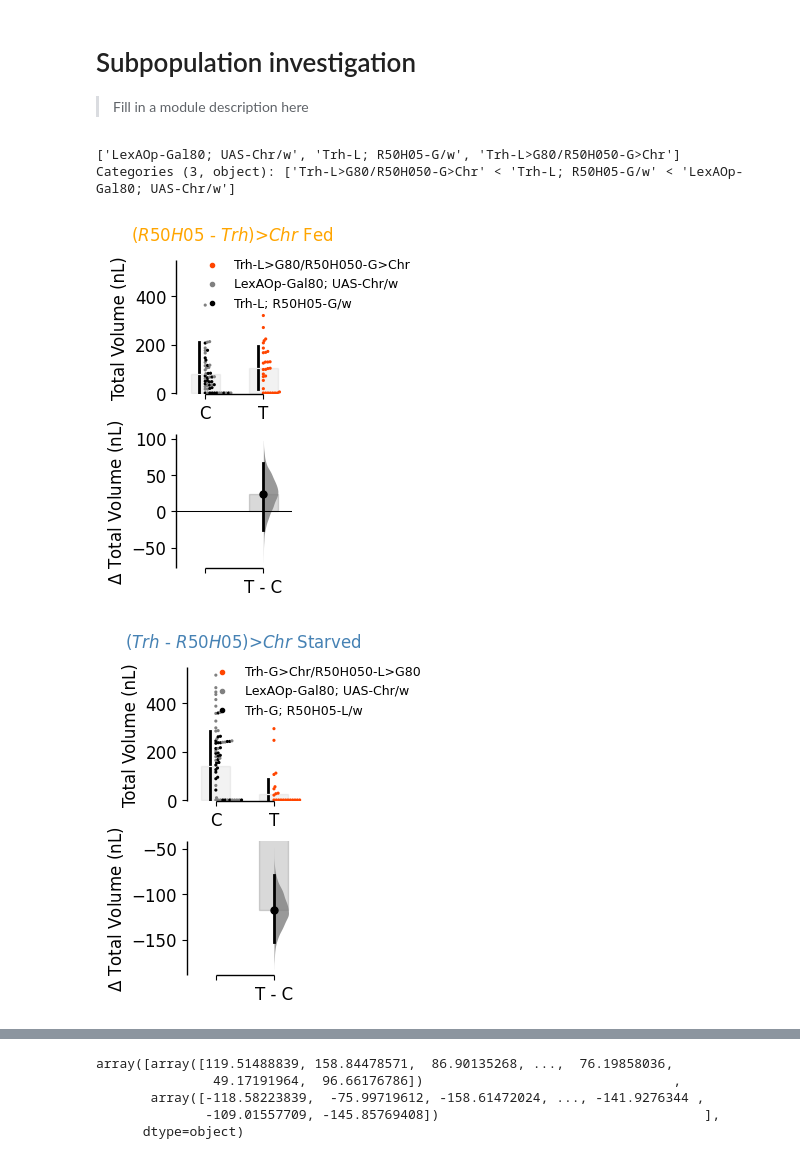
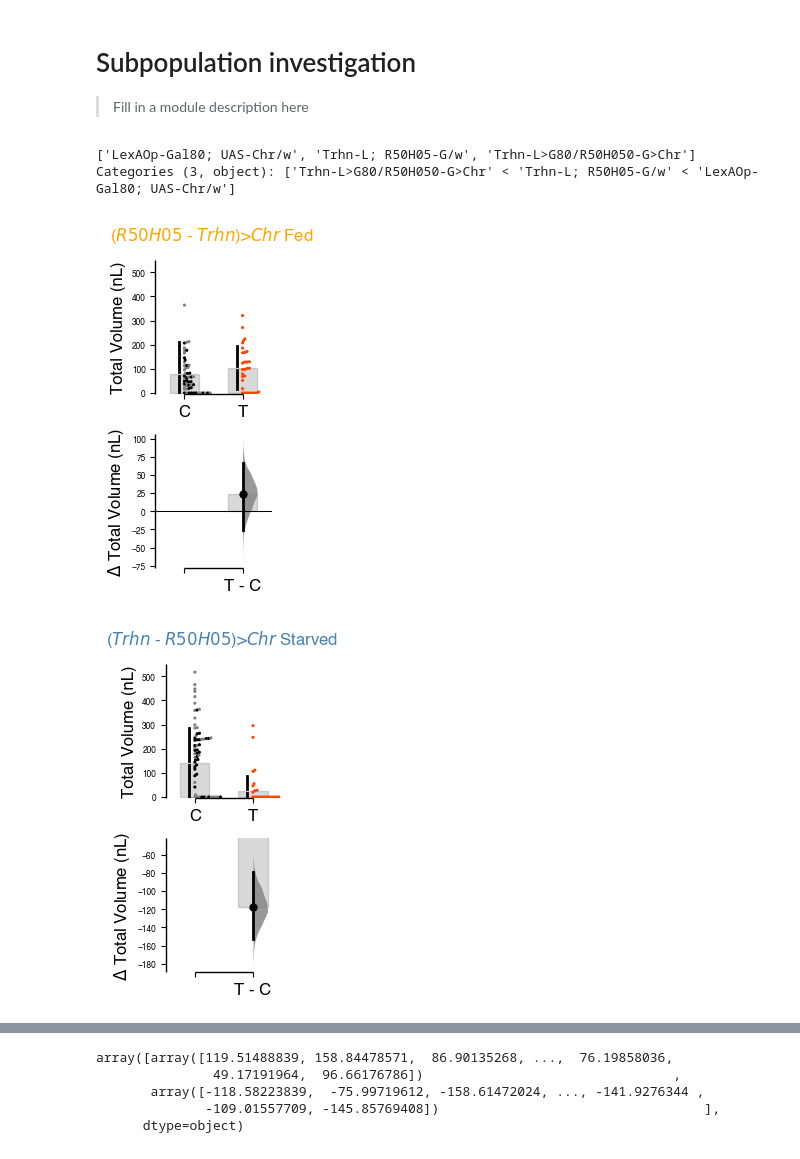
Before and after one commit to sangyu/Holophenotype5HT, a Jupyter notebook: nbs/01_Figures/03_Subpopulation.ipynb, the cells around one changed output, grey strips where cells are left out. Cells and saved outputs as stored; diff of their text form; code cells hidden in the pictures.

```diff
--- a/nbs/01_Figures/03_Subpopulation.ipynb
+++ b/nbs/01_Figures/03_Subpopulation.ipynb
@@ -29,13 +29,13 @@ import dabest
 paperpath = '/Users/sangyuxu/Library/Mobile Documents/com~apple~CloudDocs/EspressoManu/'
 picklepath = paperpath + 'DataforFigures/Behavior/Data/pickles/'
 imagepath = paperpath + 'Figures20240202/'
-figurepath = imagepath + '/Figure4/'
-panelpath = imagepath + '/Figure4/panels/'
+figurepath = imagepath + '/Figure5/'
+panelpath = imagepath + '/Figure5/panels/'
 # %%
 def plotcontrast(data, metric, subdatafilename, palette, title, swarm_label ='Total Volume (nL)', swarm_ylim = [-10, 900],order = [0,1,2]):
     subdata = data[['GenoReduced', 'Status','Light', metric]].rename(columns = {'GenoReduced':'Genotype'}).reset_index()
     c = dabest.load(subdata, x = ['Status', 'Genotype'], y =  metric, delta2 = True, experiment = 'Light', x1_level=['Ctrl', 'Test'])
-    f = c.mean_diff.plot(contrast_bars_kwargs= {'alpha':.15},  swarm_bars_kwargs={'alpha':.05},
+    f = c.mean_diff.plot(contrast_bars_kwargs= {'alpha':.15},  swarm_bars_kwargs={'alpha':.15},
                          raw_marker_size=.4, es_marker_size= 5, swarm_desat = 1,color_col='Genotype',
                          custom_palette= palette, fig_size=(2, 4), swarm_ylim= swarm_ylim, swarm_label=swarm_label, delta_text = False)
     f.axes[0].set_xticklabels(['C', 'T', 'C', 'T'])
@@ -68,13 +68,14 @@ def plotcontrast(data, metric, subdatafilename, palette, title, swarm_label ='To
 def plot2contrast(data, metric, subdatafilename, palette, title, swarm_label ='Total Volume (nL)', swarm_ylim = [-10, 1200],order = [0,1,2]):
     subdata = data[['GenoReduced', 'Status','Light', metric]].rename(columns = {'GenoReduced':'Genotype'}).reset_index()
     c = dabest.load(subdata, x = 'Status', y =  metric, delta2 = False, idx=['Ctrl', 'Test'])
-    f = c.mean_diff.plot(contrast_bars_kwargs= {'alpha':.15},  swarm_bars_kwargs={'alpha':.05},
+    f = c.mean_diff.plot(contrast_bars_kwargs= {'alpha':.15},  swarm_bars_kwargs={'alpha':.15},
                          raw_marker_size=.4, es_marker_size= 5, swarm_desat = 1,color_col='Genotype',
                          custom_palette= palette, fig_size=(1.5, 4), swarm_ylim= swarm_ylim, swarm_label=swarm_label,
                         float_contrast=False, delta_text = False)
     f.axes[0].set_xticklabels(['C', 'T'])
 
-    f.axes[0].legend(frameon=False,bbox_to_anchor=[0.1, 1.10], loc='upper left', fontsize= 9, markerscale =.5, )
+    # f.axes[0].legend(frameon=False,bbox_to_anchor=[0.1, 1.10], loc='upper left', fontsize= 9, markerscale =.5, )
+    f.axes[0].legend(frameon=False,)
     # leg = f.axes[0].get_legend()
     # hl_dict = {handle.get_label(): handle for handle in leg.legendHandles}
     # hl_dict['_child0'].set_color(palette[subdata['Genotype'].unique()[order[0]]])
@@ -119,24 +120,24 @@ for df in [TrhCsCh, TrhACR, RLTG,TLRG, TrhBrainCsCh, TrhVNCCsCh, TrhVNCACR1, SXV
     df['Meal Size'] = df['Meal Size']*1000
     df['Feed Speed'] = df['Feed Speed']*1000
 # %%
-RLTG['GenoReduced'] = RLTG.Genotype.replace({'r50h05-lexa; trh-gal4>lexaop-gal80; uas-chrimson':'Trh-G>Chr/R50H050-L>G80', 'w1118; lexaop-gal80; uas-chrimson':'LexAOp-Gal80; UAS-Chr/w', 'w1118; r50h05-lexa; trh-gal4':'Trh-G; R50H05-L/w'}).astype('category').cat.set_categories(['Trh-G>Chr/R50H050-L>G80', 'Trh-G; R50H05-L/w', 'LexAOp-Gal80; UAS-Chr/w'], ordered=True)
-TLRG['GenoReduced'] = TLRG.Genotype.replace({'trh-lexa; r50h05-gal4>lexaop-gal80; uas-chrimson':'Trh-L>G80/R50H050-G>Chr', 'w1118; uas-chrimson; lexaop-gal80':'LexAOp-Gal80; UAS-Chr/w', 'w1118; trh-lexa; r50h05-gal4':'Trh-L; R50H05-G/w'}).astype('category').cat.set_categories(['Trh-L>G80/R50H050-G>Chr', 'Trh-L; R50H05-G/w', 'LexAOp-Gal80; UAS-Chr/w'], ordered=True)
-TrhBrainCsCh['GenoReduced'] = TrhBrainCsCh.Genotype.replace({'trh-gal4>tsh-gal80; uas-cschrimson':'Trh>Brain-Chr', 'w1118; tsh-gal80; uas-cschrimson':'Brain-Chr/w', 'w1118; trh-gal4':'Trh/w'}).astype('category').cat.set_categories(['Brain-Chr/w', 'Trh/w', 'Trh>Brain-Chr'], ordered=True)
-TrhVNCCsCh['GenoReduced'] = TrhVNCCsCh.Genotype.replace({'trh-gal4>uas-vnc-cschrimson':'Trh>VNC-Chr', 'w1118; uas-vnc-cschrimson':'VNC-Chr/w', 'w1118; trh-gal4':'Trh/w'}).astype('category').cat.set_categories(['VNC-Chr/w', 'Trh/w', 'Trh>VNC-Chr'], ordered=True)
-TrhVNCACR1['GenoReduced'] = TrhVNCACR1.Genotype.replace({'trh-gal4>uas-vnc-acr1':'Trh>VNC-ACR1', 'w1118; uas-vnc-acr1':'VNC-ACR1/w', 'w1118; trh-gal4':'Trh/w'}).astype('category').cat.set_categories(['VNC-ACR1/w', 'Trh/w', 'Trh>VNC-ACR1'], ordered=True)
-SXVNC1CsCh['GenoReduced'] = SXVNC1CsCh.Genotype.replace({'trh-ad; vt-gal4.dbd>uas-csch':'SXVNC1>Chr', 'w1118; trh-ad; uas-csch':'Trh-AD; Chr/w', 'w1118; vt-gal4dbd':'VT042751-DBD/w'}).astype('category').cat.set_categories(['Trh-AD; Chr/w', 'VT042751-DBD/w', 'SXVNC1>Chr'], ordered=True)
+RLTG['GenoReduced'] = RLTG.Genotype.replace({'r50h05-lexa; trh-gal4>lexaop-gal80; uas-chrimson':'Trhn-G>Chr/R50H050-L>G80', 'w1118; lexaop-gal80; uas-chrimson':'LexAOp-Gal80; UAS-Chr/w', 'w1118; r50h05-lexa; trh-gal4':'Trhn-G; R50H05-L/w'}).astype('category').cat.set_categories(['Trhn-G>Chr/R50H050-L>G80', 'Trhn-G; R50H05-L/w', 'LexAOp-Gal80; UAS-Chr/w'], ordered=True)
+TLRG['GenoReduced'] = TLRG.Genotype.replace({'trh-lexa; r50h05-gal4>lexaop-gal80; uas-chrimson':'Trhn-L>G80/R50H050-G>Chr', 'w1118; uas-chrimson; lexaop-gal80':'LexAOp-Gal80; UAS-Chr/w', 'w1118; trh-lexa; r50h05-gal4':'Trhn-L; R50H05-G/w'}).astype('category').cat.set_categories(['Trhn-L>G80/R50H050-G>Chr', 'Trhn-L; R50H05-G/w', 'LexAOp-Gal80; UAS-Chr/w'], ordered=True)
+TrhBrainCsCh['GenoReduced'] = TrhBrainCsCh.Genotype.replace({'trh-gal4>tsh-gal80; uas-cschrimson':'Trhn>Brain-Chr', 'w1118; tsh-gal80; uas-cschrimson':'Brain-Chr/w', 'w1118; trh-gal4':'Trhn/w'}).astype('category').cat.set_categories(['Brain-Chr/w', 'Trhn/w', 'Trhn>Brain-Chr'], ordered=True)
+TrhVNCCsCh['GenoReduced'] = TrhVNCCsCh.Genotype.replace({'trh-gal4>uas-vnc-cschrimson':'Trhn>VNC-Chr', 'w1118; uas-vnc-cschrimson':'VNC-Chr/w', 'w1118; trh-gal4':'Trhn/w'}).astype('category').cat.set_categories(['VNC-Chr/w', 'Trhn/w', 'Trhn>VNC-Chr'], ordered=True)
+TrhVNCACR1['GenoReduced'] = TrhVNCACR1.Genotype.replace({'trh-gal4>uas-vnc-acr1':'Trhn>VNC-ACR1', 'w1118; uas-vnc-acr1':'VNC-ACR1/w', 'w1118; trh-gal4':'Trhn/w'}).astype('category').cat.set_categories(['VNC-ACR1/w', 'Trhn/w', 'Trhn>VNC-ACR1'], ordered=True)
+SXVNC1CsCh['GenoReduced'] = SXVNC1CsCh.Genotype.replace({'trh-ad; vt-gal4.dbd>uas-csch':'SXVNC1>Chr', 'w1118; trh-ad; uas-csch':'Trhn-AD; Chr/w', 'w1118; vt-gal4dbd':'VT042751-DBD/w'}).astype('category').cat.set_categories(['Trhn-AD; Chr/w', 'VT042751-DBD/w', 'SXVNC1>Chr'], ordered=True)
 SXVNC1ACR1['GenoReduced'] = SXVNC1ACR1.Genotype.replace({'sxvnc1-gal4>uas-acr1':'SXVNC1>ACR1', 'w1118; uas-acr1':'ACR1/w',  'w1118; sxvnc1-gal4':'SXVNC1/w', 'w1118; sxvnc2-gal4':'SXVNC1/w'}).astype('category').cat.set_categories(['ACR1/w', 'SXVNC1/w', 'SXVNC1>ACR1'], ordered=True)
 SXVNC2CsCh['GenoReduced'] = SXVNC2CsCh.Genotype.replace({'sxvnc2-gal4>uas-csch':'SXVNC2>Chr', 'w1118; uas-cschrimson':'Chr/w', 'w1118; sxvnc2-gal4':'SXVNC2/w'}).astype('category').cat.set_categories(['Chr/w', 'SXVNC2/w', 'SXVNC2>Chr'], ordered=True)
 SXVNC2ACR1['GenoReduced'] = SXVNC2ACR1.Genotype.replace({'sxvnc2-gal4>uas-acr1':'SXVNC2>ACR1', 'w1118; uas-acr1':'ACR1/w', 'w1118; sxvnc2-gal4':'SXVNC2/w'}).astype('category').cat.set_categories(['ACR1/w', 'SXVNC2/w', 'SXVNC2>ACR1'], ordered=True)
 SXVNC3CsCh['GenoReduced'] = SXVNC3CsCh.Genotype.replace({'sxvnc3-gal4>uas-csch':'SXVNC3>Chr', 'w1118; uas-cschrimson':'Chr/w','w1118;uas-cschrimson':'Chr/w', 'trh-gal4; w1118': 'SXVNC3/w', 'w1118; sxvnc3-gal4':'SXVNC3/w'}).astype('category').cat.set_categories(['Chr/w', 'SXVNC3/w', 'SXVNC3>Chr'], ordered=True)
 SXVNC3ACR1['GenoReduced'] = SXVNC3ACR1.Genotype.replace({'sxvnc3-gal4>uas-acr1':'SXVNC3>ACR1', 'w1118; uas-acr1':'ACR1/w', 'w1118; sxvnc3-gal4':'SXVNC3/w'}).astype('category').cat.set_categories(['ACR1/w', 'SXVNC3/w', 'SXVNC3>ACR1'], ordered=True)
 
-RLTGpalette = {'Trh-G>Chr/R50H050-L>G80':'orangered', 'LexAOp-Gal80; UAS-Chr/w':'gray', 'Trh-G; R50H05-L/w':'k'}
-TLRGpalette = {'Trh-L>G80/R50H050-G>Chr':'orangered', 'LexAOp-Gal80; UAS-Chr/w':'gray', 'Trh-L; R50H05-G/w':'k'}
-TrhBrainCsChpalette = {'Trh>Brain-Chr':'orangered', 'Brain-Chr/w':'gray', 'Trh/w':'k'}
-TrhVNCCsChpalette = {'Trh>VNC-Chr':'orangered', 'VNC-Chr/w':'gray', 'Trh/w':'k'}
-TrhVNCACRpalette = {'Trh>VNC-ACR1':'seagreen', 'VNC-ACR1/w':'gray', 'Trh/w':'k'}
-SXVNC1CsChpalette = {'SXVNC1>Chr':'orangered', 'Trh-AD; Chr/w':'gray', 'VT042751-DBD/w':'k'}
+RLTGpalette = {'Trhn-G>Chr/R50H050-L>G80':'orangered', 'LexAOp-Gal80; UAS-Chr/w':'gray', 'Trhn-G; R50H05-L/w':'k'}
+TLRGpalette = {'Trhn-L>G80/R50H050-G>Chr':'orangered', 'LexAOp-Gal80; UAS-Chr/w':'gray', 'Trhn-L; R50H05-G/w':'k'}
+TrhBrainCsChpalette = {'Trhn>Brain-Chr':'orangered', 'Brain-Chr/w':'gray', 'Trhn/w':'k'}
+TrhVNCCsChpalette = {'Trhn>VNC-Chr':'orangered', 'VNC-Chr/w':'gray', 'Trhn/w':'k'}
+TrhVNCACRpalette = {'Trhn>VNC-ACR1':'seagreen', 'VNC-ACR1/w':'gray', 'Trhn/w':'k'}
+SXVNC1CsChpalette = {'SXVNC1>Chr':'orangered', 'Trhn-AD; Chr/w':'gray', 'VT042751-DBD/w':'k'}
 SXVNC1ACR1palette = {'SXVNC1>ACR1':'seagreen', 'ACR1/w':'gray', 'SXVNC1/w':'k'}
 SXVNC2CsChpalette = {'SXVNC2>Chr':'orangered', 'Chr/w':'gray', 'SXVNC2/w':'k'}
 SXVNC2ACR1palette = {'SXVNC2>ACR1':'seagreen', 'ACR1/w':'gray', 'SXVNC2/w':'k'}
@@ -144,23 +145,24 @@ SXVNC3CsChpalette = {'SXVNC3>Chr':'orangered', 'Chr/w':'gray', 'SXVNC3/w':'k'}
 SXVNC3ACR1palette = {'SXVNC3>ACR1':'seagreen', 'ACR1/w':'gray', 'SXVNC3/w':'k'}
 
 
-trhacrpalette = {'Trh>ACR1':'seagreen', 'ACR1/w':'gray', 'Trh/w':'k'}
+trhacrpalette = {'Trhn>ACR1':'seagreen', 'ACR1/w':'gray', 'Trhn/w':'k'}
 r50acrpalette = {'R50H05>ACR1':'seagreen', 'ACR1/w':'gray', 'R50H05/w':'k'}
 # %%
 TLRG['GenoReduced'].unique()
 # %% [output]
-['LexAOp-Gal80; UAS-Chr/w', 'Trh-L; R50H05-G/w', 'Trh-L>G80/R50H050-G>Chr']
-Categories (3, object): ['Trh-L>G80/R50H050-G>Chr' < 'Trh-L; R50H05-G/w' < 'LexAOp-Gal80; UAS-Chr/w']
+['LexAOp-Gal80; UAS-Chr/w', 'Trhn-L; R50H05-G/w', 'Trhn-L>G80/R50H050-G>Chr']
+Categories (3, object): ['Trhn-L>G80/R50H050-G>Chr' < 'Trhn-L; R50H05-G/w' < 'LexAOp-Gal80; UAS-Chr/w']
 # %%
-RLTGTLRGpalette = {'Trh>Chr/R50H050>G80':'orangered', 'LexAOp-Gal80; UAS-Chr/w':'gray', 'Trh-G; R50H05-L/w':'k', 'Trh>G80/R50H050>Chr':'orangered', 'Trh-L; R50H05-G/w':'k' }
+RLTGTLRGpalette = {'Trhn>Chr/R50H050>G80':'orangered', 'LexAOp-Gal80; UAS-Chr/w':'gray', 'Trhn-G; R50H05-L/w':'k', 'Trhn>G80/R50H050>Chr':'orangered', 'Trhn-L; R50H05-G/w':'k' }
 
 RLTG['Light'] = 'RLTG'
 TLRG['Light'] = 'TLRG'
 RLTGTLRG = pd.concat([RLTG, TLRG], axis = 0)
 # fTLRGRLTg_Vcontrast, TLRGRLTg_Vcontrast = plotcontrast(RLTGTLRG, 'Volume', 'TLRGRLTG_Vcontrast', palette = RLTGTLRGpalette, swarm_ylim = [-5, 200],  title= 'Trh and R50H05 Intersection Starved')
-fTLRG_Vcontrast, TLRG_Vcontrast = plot2contrast(TLRG, 'Volume', 'TLRG_Vcontrast', swarm_ylim = [-5, 550], palette = TLRGpalette, title= '($R50H05$ - $Trh$)>$Chr$ Fed')
-fRLTG_Vcontrast, RLTG_Vcontrast = plot2contrast(RLTG, 'Volume', 'RLTG_Vcontrast', swarm_ylim = [-5, 550], palette = RLTGpalette, title= '($Trh$ - $R50H05$)>$Chr$ Starved')
+fTLRG_Vcontrast, TLRG_Vcontrast = plot2contrast(TLRG, 'Volume', 'TLRG_Vcontrast', swarm_ylim = [-5, 550], palette = TLRGpalette, title= '($R50H05$ - $Trhn$)>$Chr$ Fed')
+fRLTG_Vcontrast, RLTG_Vcontrast = plot2contrast(RLTG, 'Volume', 'RLTG_Vcontrast', swarm_ylim = [-5, 550], palette = RLTGpalette, title= '($Trhn$ - $R50H05$)>$Chr$ Starved')
+# fTLRG_Vcontrast.axes[0].legend()
 # %% [output]
-[figure, old version]
+[figure, new version]
-[figure, old version]
+[figure, new version]
 # %%
```
Also changed, not shown: parts of 10 cells of this notebook, 16 other files.
